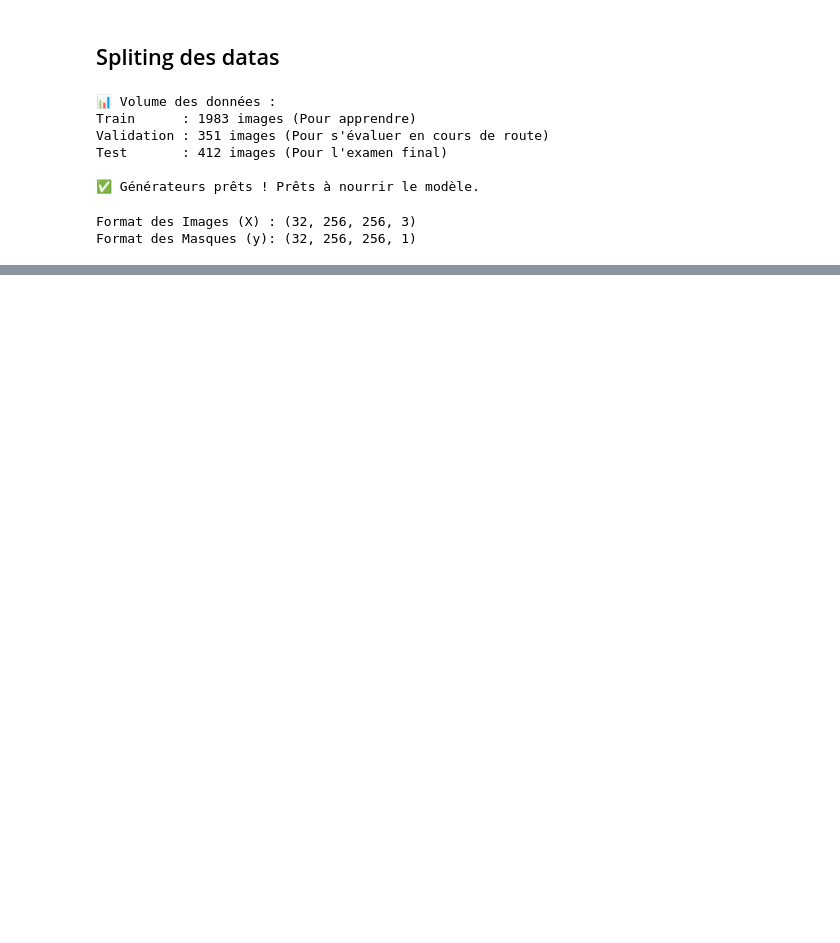
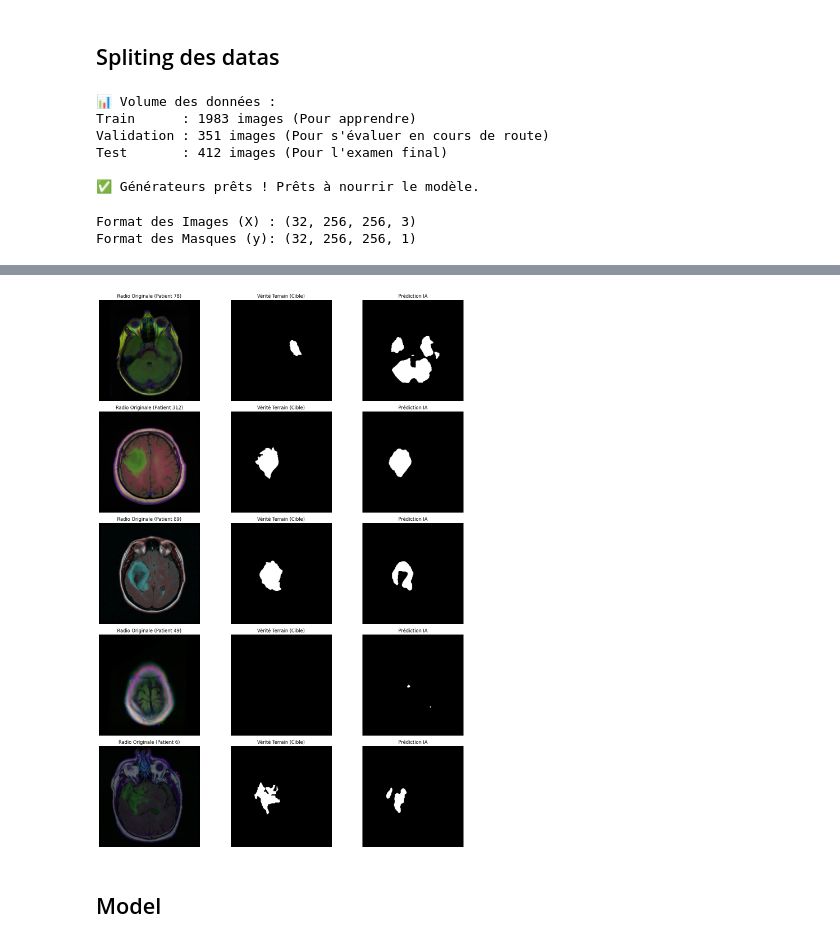
Before and after one commit to afallo/brain_tumor_detection_project, a Jupyter notebook: notebooks/EDA_Victor/explo-segmentation.ipynb, the cells around one changed output, grey strips where cells are left out. Cells and saved outputs as stored; diff of their text form; code cells hidden in the pictures; blank space fills up the shorter version.

```diff
--- a/notebooks/EDA_Victor/explo-segmentation.ipynb
+++ b/notebooks/EDA_Victor/explo-segmentation.ipynb
@@ -424,0 +440,68 @@ KeyboardInterrupt:
+# %%
+def predict_and_plot(model, df, n_samples=3):
+    """
+    Prend le modèle, le dataframe de test, et affiche n prédictions.
+    """
+    plt.figure(figsize=(15, n_samples * 4))
+
+    # On choisit des indices au hasard dans le dataset de TEST
+    # (Important : on ne teste pas sur ce qu'il a déjà appris !)
+    indices = random.sample(range(len(df)), n_samples)
+
+    for i, idx in enumerate(indices):
+        # 1. Récupération des chemins
+        img_path = df.iloc[idx]['image_path']
+        mask_path = df.iloc[idx]['mask_path']
+
+        # 2. Préparation de l'Image (Input)
+        # Lecture + Resize + Normalisation
+        img_raw = cv2.imread(img_path)
+        img_input = cv2.resize(img_raw, (256, 256))
+        img_input = img_input / 255.0 # Normalisation 0-1
+
+        # Le modèle attend un batch (1, 256, 256, 3), pas juste (256, 256, 3)
+        img_batch = np.expand_dims(img_input, axis=0)
+
+        # 3. PRÉDICTION (.predict se fait ici !)
+        pred_mask = model.predict(img_batch, verbose=0)
+
+        # 4. Post-traitement
+        # La sortie est une probabilité (ex: 0.8). On coupe à 0.5 pour avoir 0 ou 1.
+        pred_mask = (pred_mask > 0.5).astype(np.uint8)
+        # On retire la dimension du batch pour l'affichage (256, 256)
+        pred_mask = np.squeeze(pred_mask)
+
+        # Lecture du Vrai Masque pour comparer
+        true_mask = cv2.imread(mask_path, cv2.IMREAD_GRAYSCALE)
+        true_mask = cv2.resize(true_mask, (256, 256))
+
+        # --- AFFICHAGE ---
+
+        # Colonne 1 : Image Originale
+        plt.subplot(n_samples, 3, i*3 + 1)
+        plt.imshow(cv2.cvtColor(img_raw, cv2.COLOR_BGR2RGB))
+        plt.title(f"Radio Originale (Patient {idx})")
+        plt.axis('off')
+
+        # Colonne 2 : Vrai Masque (Ce qu'on attendait)
+        plt.subplot(n_samples, 3, i*3 + 2)
+        plt.imshow(true_mask, cmap='gray')
+        plt.title("Vérité Terrain (Cible)")
+        plt.axis('off')
+
+        # Colonne 3 : Prédiction (Ce que l'IA a vu)
+        plt.subplot(n_samples, 3, i*3 + 3)
+        plt.imshow(pred_mask, cmap='gray')
+        plt.title("Prédiction IA")
+        plt.axis('off')
+
+    plt.tight_layout()
+    plt.show()
+
+# --- Lancer la démo sur le Baseline Model ---
+# On utilise test_df pour être honnête (images jamais vues)
+predict_and_plot(model_baseline, test_df, n_samples=5)
+# %% [output]
+[figure, added]
+# %% [markdown]
+## Model
```
Also changed, not shown: parts of 9 cells of this notebook, 1 other file.
